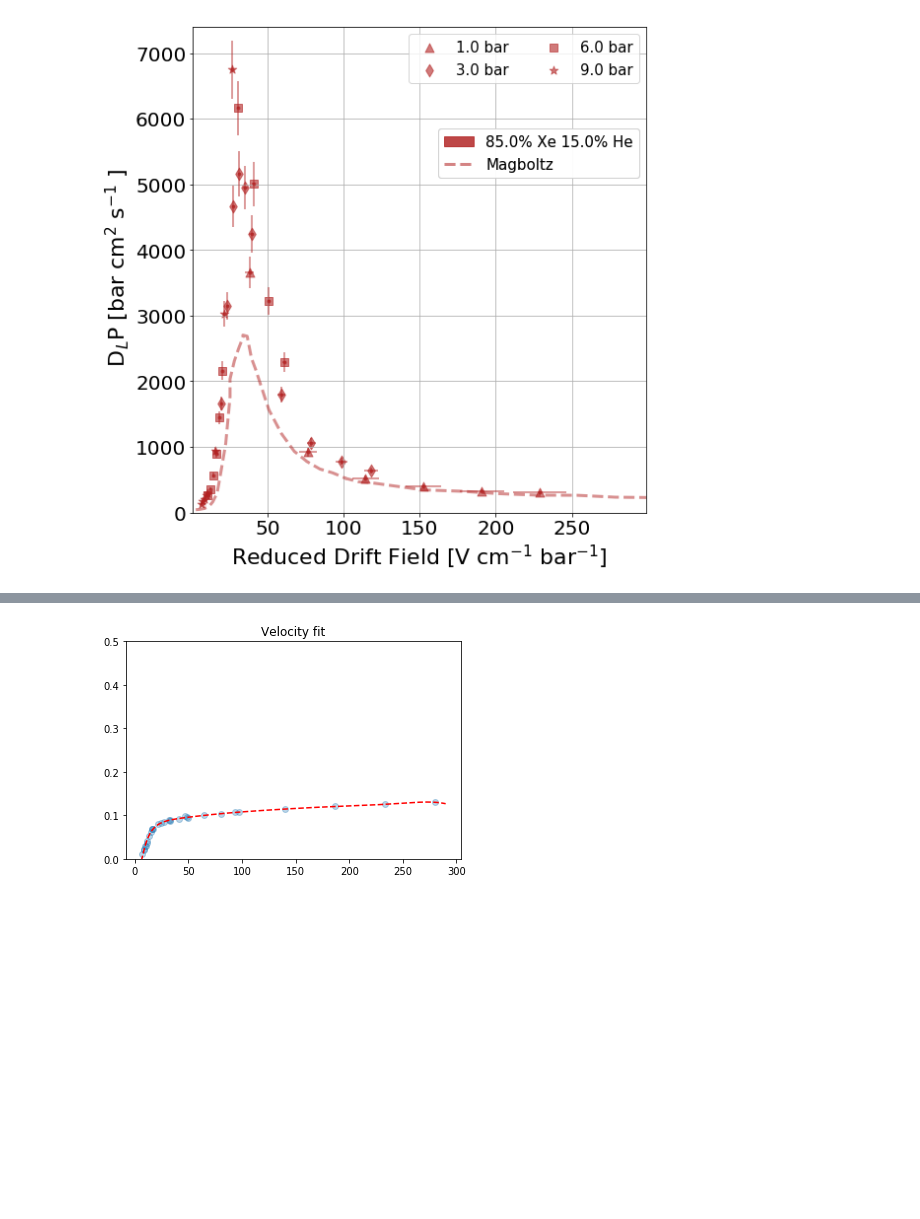
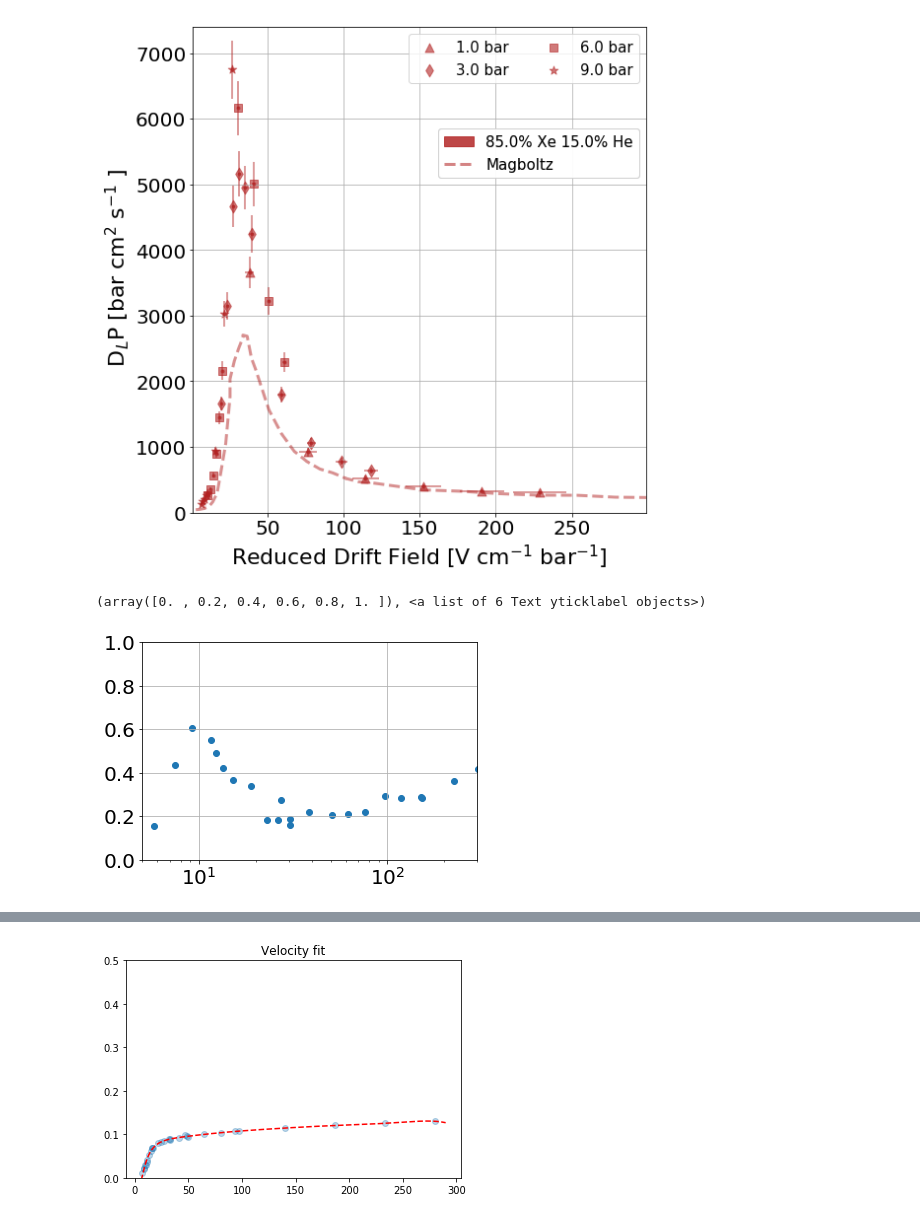
Before and after one commit to AustinMcDonald/GasMixXeHeAr, a Jupyter notebook: XenonHelium-Analysis.ipynb, the cells around one changed output, grey strips where cells are left out. Cells and saved outputs as stored; diff of their text form; code cells hidden in the pictures; blank space fills up the shorter version.

```diff
--- a/XenonHelium-Analysis.ipynb
+++ b/XenonHelium-Analysis.ipynb
@@ -462,3 +472,31 @@ plt.tight_layout()
 plt.show()
 # %% [output]
 [figure]
+# %%
+PackX = np.array([7.67572750e-01, 1.17765200e+00, 1.58205675e+00, 1.97413075e+00,
+       2.35667125e+00, 5.79861975e+00, 7.45244850e+00, 9.16310300e+00,
+       1.16039720e+01, 1.23097065e+01, 1.34495960e+01, 1.51353090e+01,
+       1.88862240e+01, 2.73150215e+01, 2.28811827e+01, 2.61318875e+01,
+       3.02881915e+01, 3.02881915e+01, 3.83563652e+01, 5.07729405e+01,
+       6.15128218e+01, 7.56326365e+01, 9.72038795e+01, 1.17765189e+02,
+       1.53603654e+02, 1.51353090e+02, 2.25459331e+02, 3.02881915e+02,
+       3.77943768e+02, 5.30717105e+02, 7.78986179e+02, 1.09386984e+03,
+       1.53603654e+03, 4.57889328e+03, 6.15128218e+03])
+PackY = np.array([0.02752221, 0.03202948, 0.03196608, 0.0324157 , 0.03837644,
+       0.15808477, 0.43763463, 0.60457332, 0.550164  , 0.4935603 ,
+       0.42263746, 0.36746936, 0.33963994, 0.27713724, 0.18281132,
+       0.18549291, 0.18819518, 0.15877532, 0.21929778, 0.20576485,
+       0.21195064, 0.21830076, 0.29230796, 0.28304699, 0.28254274,
+       0.29144056, 0.3608678 , 0.42034103, 0.50523494, 0.62584041,
+       0.83726283, 1.9847748 , 2.65606386, 3.12521859, 2.39842423])
+# %%
+plt.scatter(PackX,PackY)
+plt.ylim(0,1)
+plt.xlim(5,299)
+plt.semilogx()
+plt.grid()
+plt.xticks(fontsize=20)
+plt.yticks(fontsize=20)
+# %% [output]
+(array([0. , 0.2, 0.4, 0.6, 0.8, 1. ]), <a list of 6 Text yticklabel objects>)
+[figure, added]
```
Also changed, not shown: parts of 9 cells of this notebook, 3 other files.
